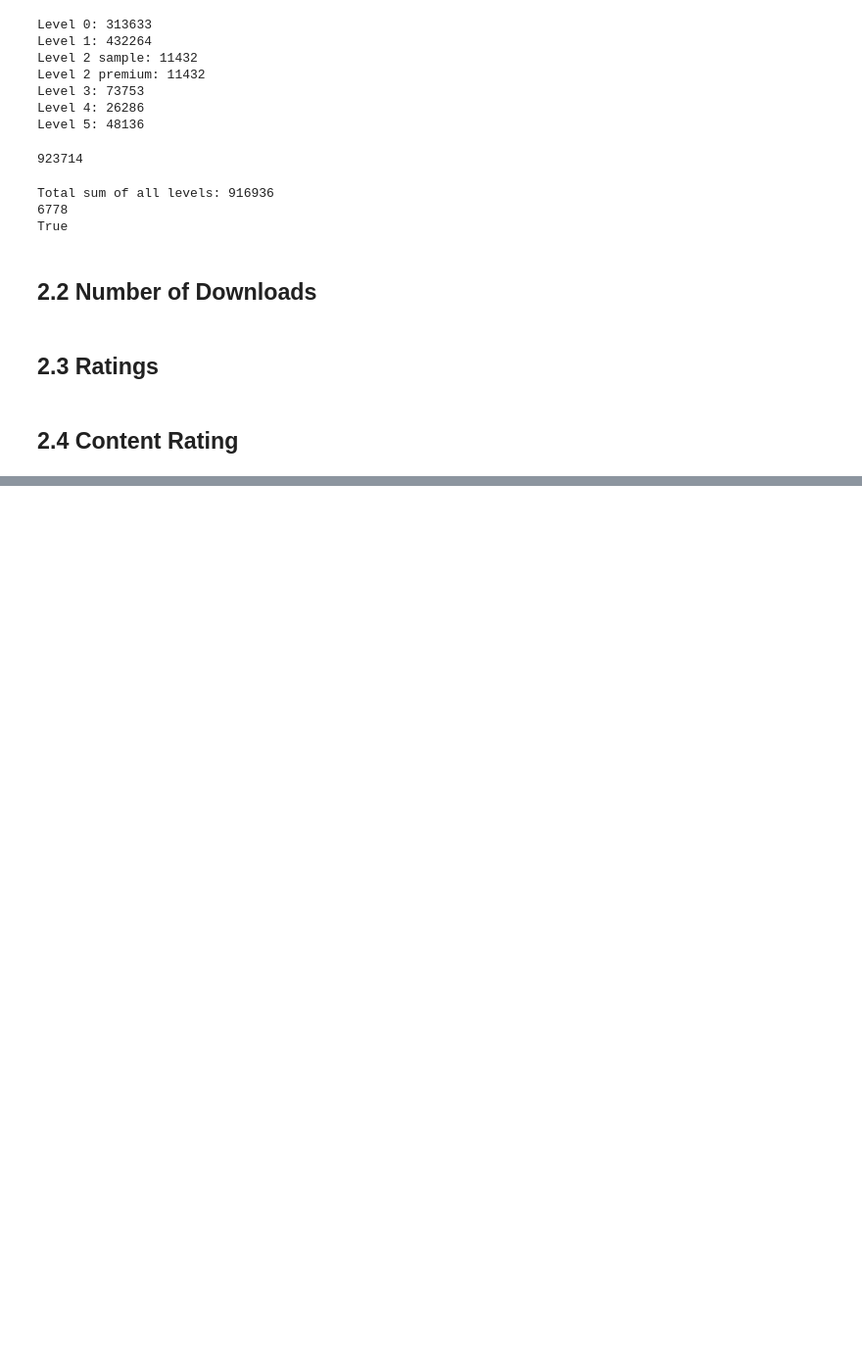
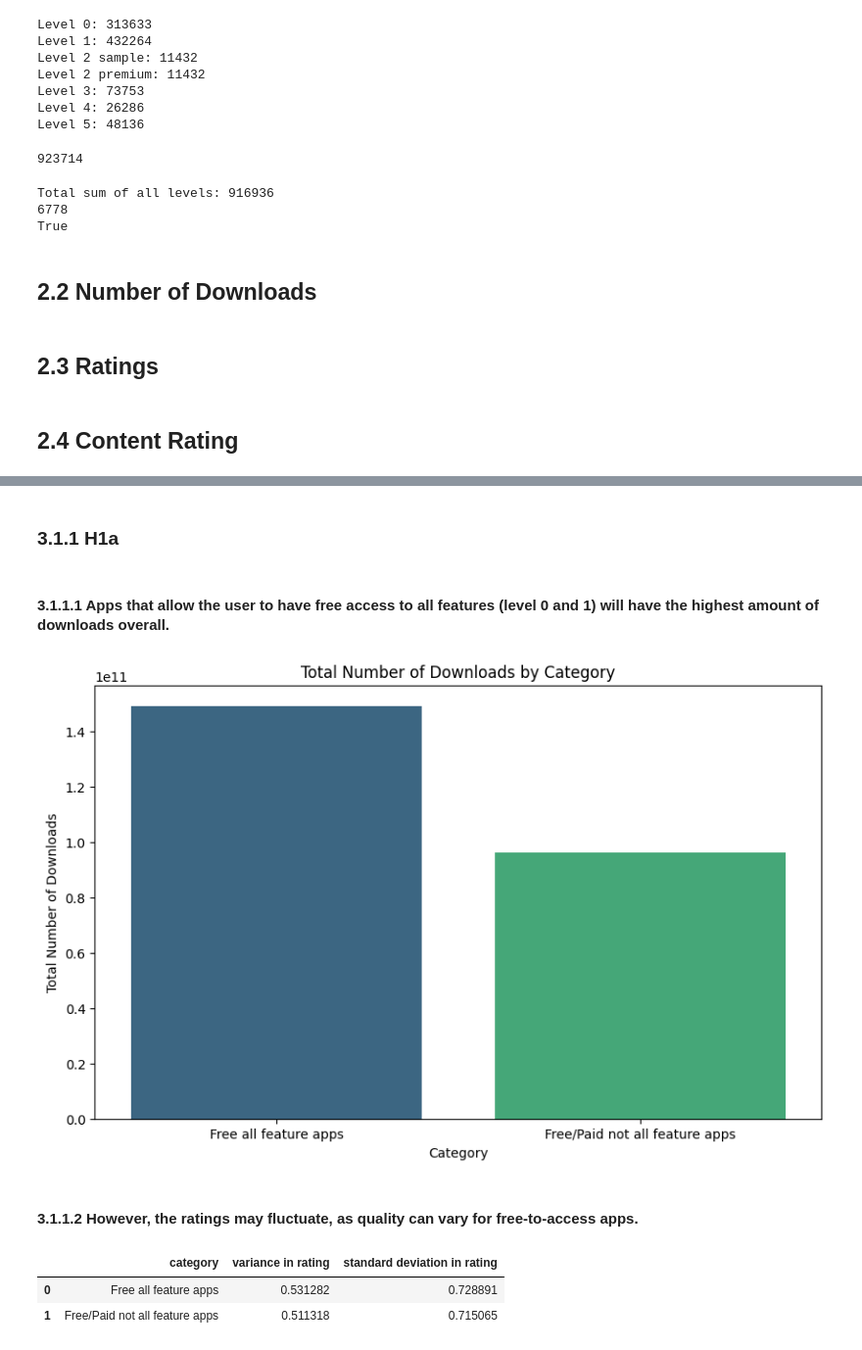
Before and after one commit to kevinmout/SBM, a Jupyter notebook: EDA.ipynb, the cells around one changed output, grey strips where cells are left out. Shown at 98% size. Cells and saved outputs as stored; diff of their text form; code cells hidden in the pictures; blank space fills up the shorter version.

```diff
--- a/EDA.ipynb
+++ b/EDA.ipynb
@@ -636,0 +670,12 @@ plt.show()
+# %%
+# add category to each level
+df_level_0['level'] = '0'
+df_level_1['level'] = '1'
+df_level_2_sample['level'] = '2 (Sample)'
+df_level_2_premium['level'] = '2 (Premium)'
+df_level_3['level'] = '3'
+df_level_4['level'] = '4'
+df_level_5['level'] = '5'
+
+# combine all levels
+df_level_combined = pd.concat([df_level_0, df_level_1, df_level_2_sample, df_level_2_premium, df_level_3, df_level_4, df_level_5])
@@ -636,0 +689,36 @@ plt.show()
+# %% [markdown]
+### 3.1.1 H1a
+# %%
+df_h1a = df_level_combined.copy()
+
+# if level is 0 or 1 then new column category is 'Free apps'
+df_h1a['category'] = ['Free all feature apps' if level in ['0', '1'] else 'Free/Paid not all feature apps' for level in df_h1a['level']]
+# %%
+# Calculate the sum of downloads for each category
+total_downloads_h1a = df_h1a.groupby('category')['num_downloads'].sum().reset_index()
+# %% [markdown]
+#### 3.1.1.1 Apps that allow the user to have free access to all features (level 0 and 1) will have the highest amount of downloads overall.
+# %%
+# Make a bar chart
+plt.figure(figsize=(10, 6))
+sns.barplot(data=total_downloads_h1a, x='category', y='num_downloads', hue='category', palette='viridis', dodge=False)
+plt.title('Total Number of Downloads by Category')
+plt.xlabel('Category')
+plt.ylabel('Total Number of Downloads')
+plt.show()
+# %% [output]
+[figure, added]
+# %% [markdown]
+#### 3.1.1.2 However, the ratings may fluctuate, as quality can vary for free-to-access apps.
+# %%
+# Calculate variance and standard deviation for each category
+df_stats_h1a = df_h1a.groupby('category')['rating_app'].agg(['var', 'std']).reset_index()
+
+# Rename columns for clarity
+df_stats_h1a.rename(columns={'var': 'variance in rating', 'std': 'standard deviation in rating'}, inplace=True)
+
+df_stats_h1a
+# %% [output]
+|  | category | variance in rating | standard deviation in rating |
+| 0 | Free all feature apps | 0.531282 | 0.728891 |
+| 1 | Free/Paid not all feature apps | 0.511318 | 0.715065 |
```
Also changed, not shown: parts of 184 cells of this notebook, 1 other file.
